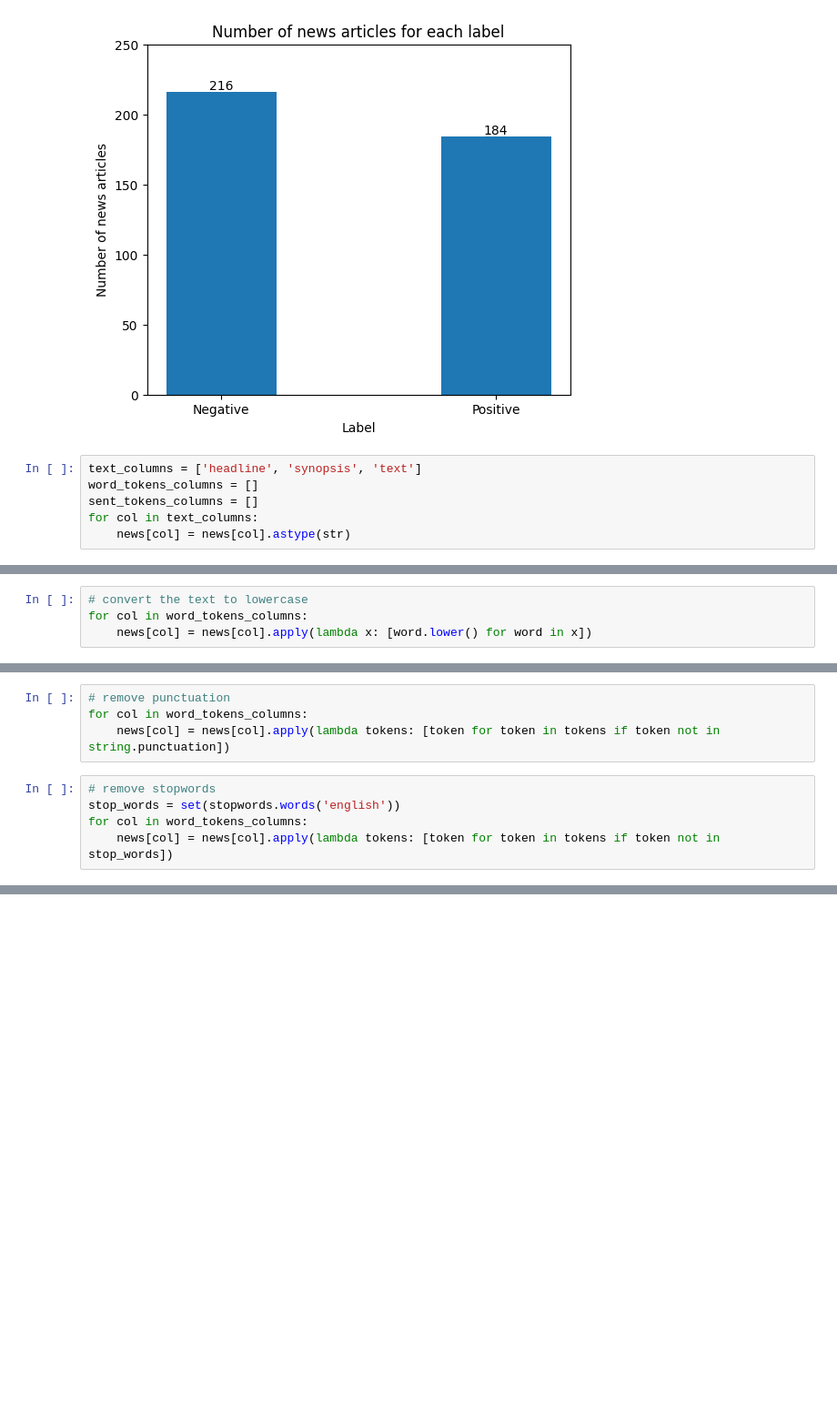
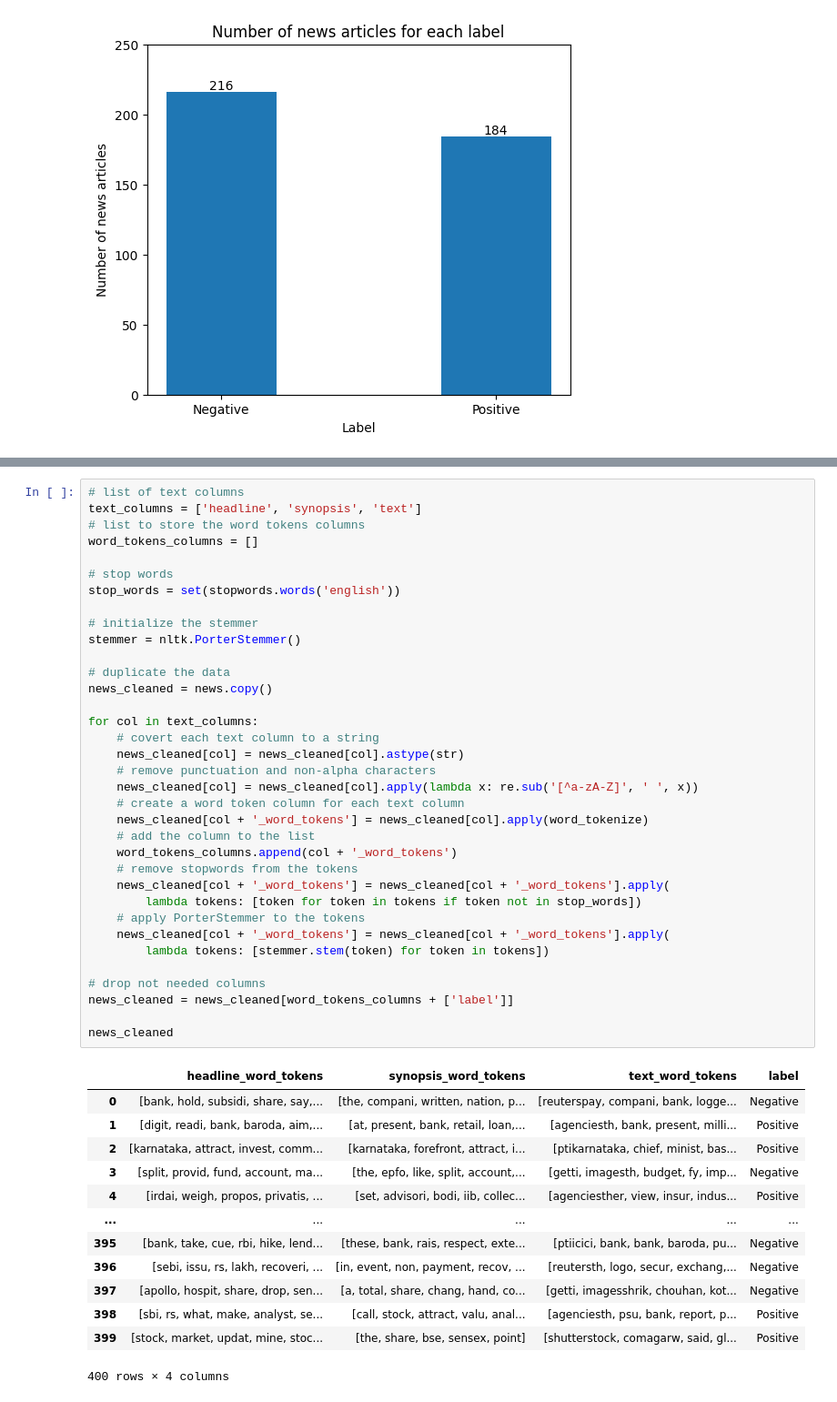
Before and after one commit to rnribeiro/NLP_FEUP, a Jupyter notebook: main.ipynb, the cells around one changed output, grey strips where cells are left out. Shown at 91% size. Drawn from its saved outputs; the diff is of its cells as text; blank space fills up the shorter version.

```diff
--- a/main.ipynb
+++ b/main.ipynb
@@ -122,9 +122,3 @@ plt.ylim(0, 250)
 plt.show()
 # %% [output]
 [figure]
-# %%
-text_columns = ['headline', 'synopsis', 'text']
-word_tokens_columns = []
-sent_tokens_columns = []
-for col in text_columns:
-    news[col] = news[col].astype(str)
@@ -168,4 +124,0 @@ Let's convert the word tokens to lowercase
-# %%
-# convert the text to lowercase
-for col in word_tokens_columns:
-    news[col] = news[col].apply(lambda x: [word.lower() for word in x])
@@ -174,9 +124,0 @@ Now let's remove the punctuation and the stopwords
-# %%
-# remove punctuation
-for col in word_tokens_columns:
-    news[col] = news[col].apply(lambda tokens: [token for token in tokens if token not in string.punctuation])
-# %%
-# remove stopwords
-stop_words = set(stopwords.words('english'))
-for col in word_tokens_columns:
-    news[col] = news[col].apply(lambda tokens: [token for token in tokens if token not in stop_words])
@@ -182,0 +132,49 @@ for col in word_tokens_columns:
+# %%
+# list of text columns
+text_columns = ['headline', 'synopsis', 'text']
+# list to store the word tokens columns
+word_tokens_columns = []
+
+# stop words
+stop_words = set(stopwords.words('english'))
+
+# initialize the stemmer
+stemmer = nltk.PorterStemmer()
+
+# duplicate the data
+news_cleaned = news.copy()
+
+for col in text_columns:
+    # covert each text column to a string
+    news_cleaned[col] = news_cleaned[col].astype(str)
+    # remove punctuation and non-alpha characters
+    news_cleaned[col] = news_cleaned[col].apply(lambda x: re.sub('[^a-zA-Z]', ' ', x))
+    # create a word token column for each text column
+    news_cleaned[col + '_word_tokens'] = news_cleaned[col].apply(word_tokenize)
+    # add the column to the list
+    word_tokens_columns.append(col + '_word_tokens')
+    # remove stopwords from the tokens
+    news_cleaned[col + '_word_tokens'] = news_cleaned[col + '_word_tokens'].apply(
+        lambda tokens: [token for token in tokens if token not in stop_words])
+    # apply PorterStemmer to the tokens
+    news_cleaned[col + '_word_tokens'] = news_cleaned[col + '_word_tokens'].apply(
+        lambda tokens: [stemmer.stem(token) for token in tokens])
+
+# drop not needed columns
+news_cleaned = news_cleaned[word_tokens_columns + ['label']]
+
+news_cleaned
+# %% [output]
+|  | headline_word_tokens | synopsis_word_tokens | text_word_tokens | label |
+| 0 | [bank, hold, subsidi, share, say,... | [the, compani, written, nation, p... | [reuterspay, compani, bank, logge... | Negative |
+| 1 | [digit, readi, bank, baroda, aim,... | [at, present, bank, retail, loan,... | [agenciesth, bank, present, milli... | Positive |
+| 2 | [karnataka, attract, invest, comm... | [karnataka, forefront, attract, i... | [ptikarnataka, chief, minist, bas... | Positive |
+| 3 | [split, provid, fund, account, ma... | [the, epfo, like, split, account,... | [getti, imagesth, budget, fy, imp... | Negative |
+| 4 | [irdai, weigh, propos, privatis, ... | [set, advisori, bodi, iib, collec... | [agenciesther, view, insur, indus... | Positive |
+| ... | ... | ... | ... | ... |
+| 395 | [bank, take, cue, rbi, hike, lend... | [these, bank, rais, respect, exte... | [ptiicici, bank, bank, baroda, pu... | Negative |
+| 396 | [sebi, issu, rs, lakh, recoveri, ... | [in, event, non, payment, recov, ... | [reutersth, logo, secur, exchang,... | Negative |
+| 397 | [apollo, hospit, share, drop, sen... | [a, total, share, chang, hand, co... | [getti, imagesshrik, chouhan, kot... | Negative |
+| 398 | [sbi, rs, what, make, analyst, se... | [call, stock, attract, valu, anal... | [agenciesth, psu, bank, report, p... | Positive |
+| 399 | [stock, market, updat, mine, stoc... | [the, share, bse, sensex, point] | [shutterstock, comagarw, said, gl... | Positive |
+400 rows × 4 columns
```
Also changed, not shown: parts of 25 cells of this notebook.
